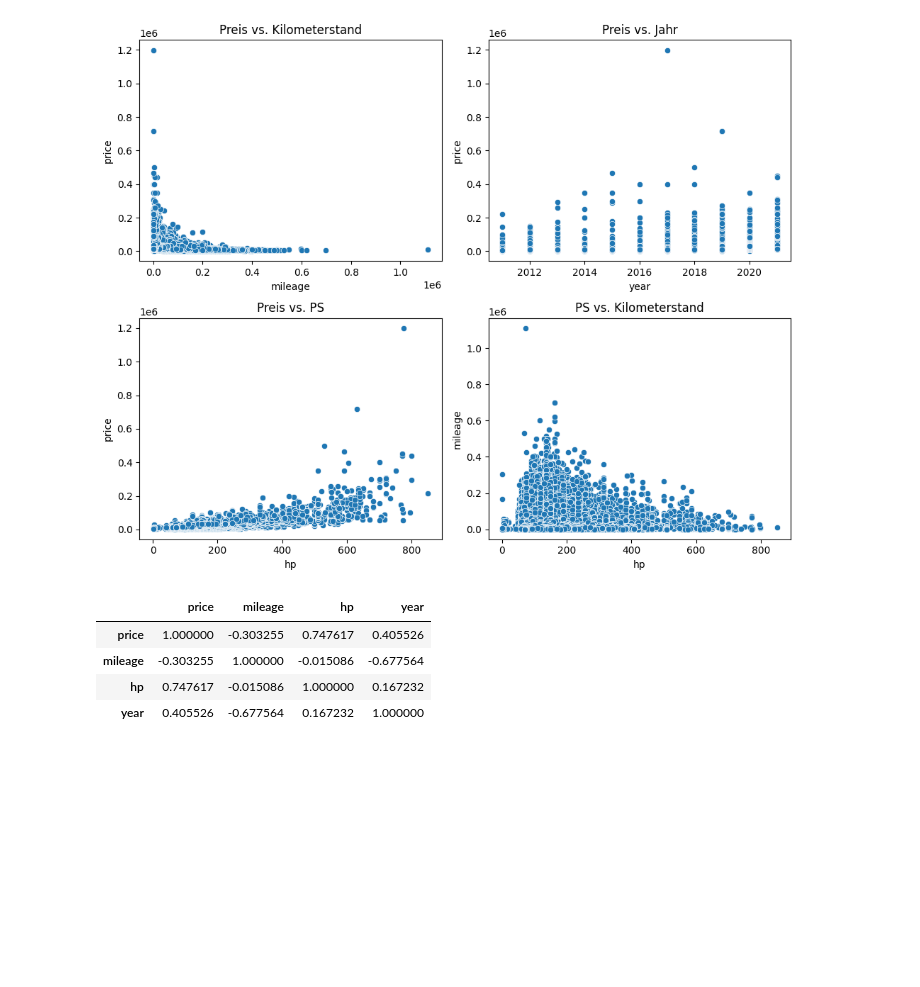
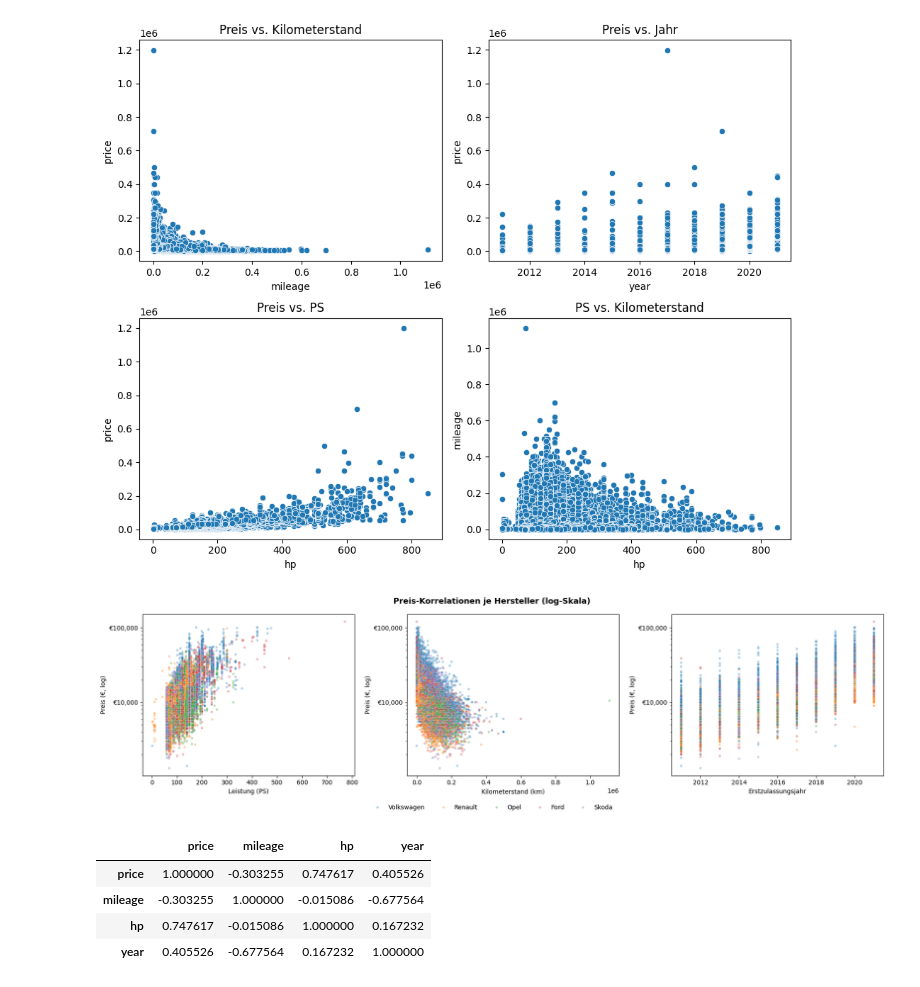
Before and after one commit to evadatadev/AutoScout24-Car-Market-Analytics, a Jupyter notebook: notebooks/analyse.ipynb, the cells around one changed output. Cells and saved outputs as stored; diff of their text form; code cells hidden in the pictures; blank space fills up the shorter version.

```diff
--- a/notebooks/analyse.ipynb
+++ b/notebooks/analyse.ipynb
@@ -331,6 +352,39 @@ plt.tight_layout()
 plt.show()
 # %% [output]
 [figure]
+# %%
+# `hue='make'` und Log-Skala zeigen die Spreizung bei hohen Preisen und lassen die Marken-Cluster erkennbar werden
+top_5 = df['make'].value_counts().head(5).index
+df_plot = df[df['make'].isin(top_5)]
+
+fig, axes = plt.subplots(1, 3, figsize=(18, 5))
+
+for ax, x_col, xlabel in [
+    (axes[0], 'hp',      'Leistung (PS)'),
+    (axes[1], 'mileage', 'Kilometerstand (km)'),
+    (axes[2], 'year',    'Erstzulassungsjahr'),
+]:
+    sns.scatterplot(
+        ax=ax, data=df_plot,
+        x=x_col, y='price',
+        hue='make', alpha=0.35, s=15,
+        palette='tab10'
+    )
+    ax.set_yscale('log')                         # Log-Skala dämpft Extremwerte
+    ax.set_xlabel(xlabel)
+    ax.set_ylabel('Preis (€, log)')
+    ax.yaxis.set_major_formatter(
+        plt.FuncFormatter(lambda v, _: f'€{int(v):,}')
+    )
+    ax.get_legend().remove()
+
+handles, labels = axes[0].get_legend_handles_labels()
+fig.legend(handles, labels, loc='lower center', ncol=5, frameon=False)
+fig.suptitle('Preis-Korrelationen je Hersteller (log-Skala)', fontsize=13, fontweight='bold')
+plt.tight_layout(rect=[0, 0.06, 1, 1])
+plt.show()
+# %% [output]
+[figure, added]
 # %%
 # Korrelationsmatrix
 
```
Also changed, not shown: parts of 4 cells of this notebook, 11 other files.
